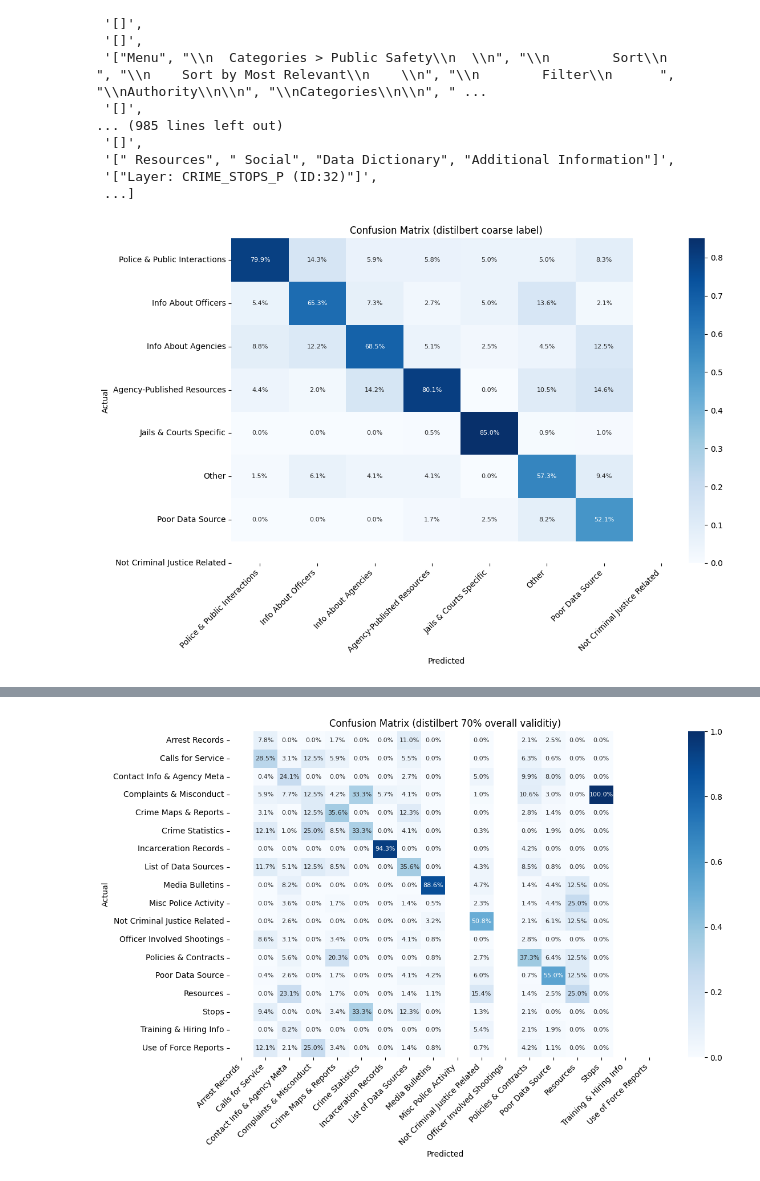
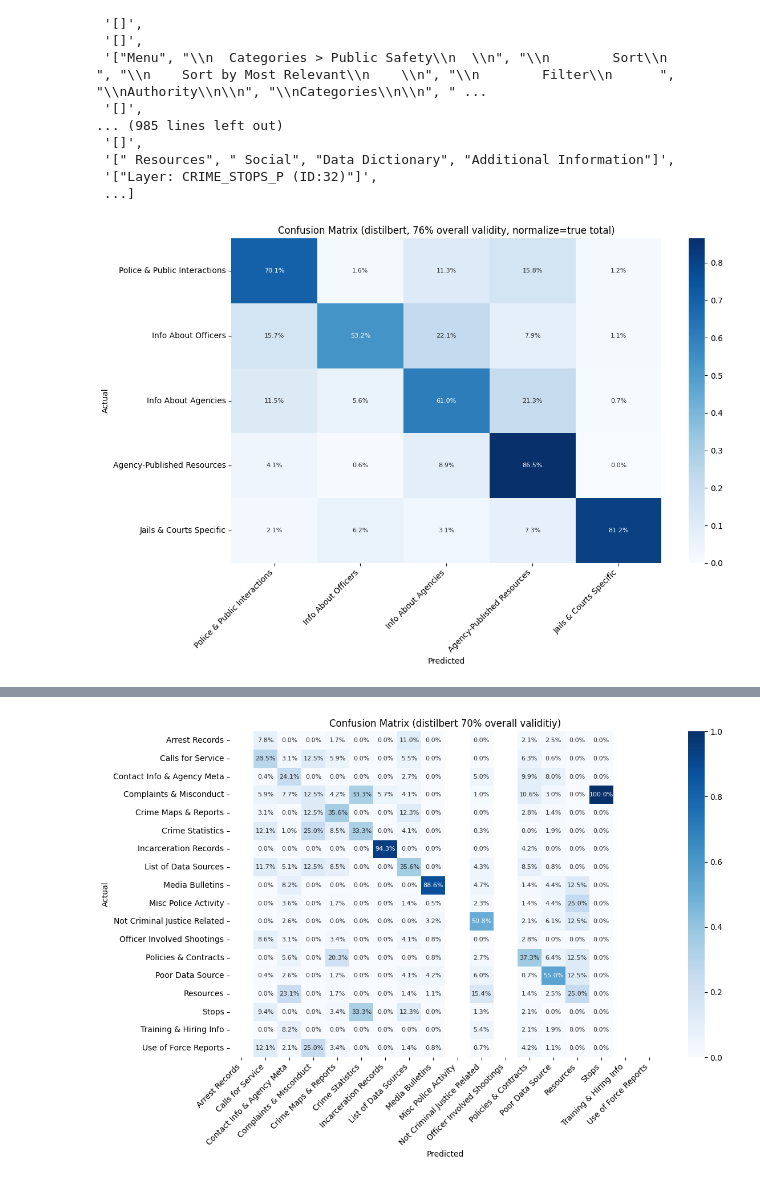
Before and after one commit to bonjarlow/data-source-identification, a Jupyter notebook: ml-testing/ml-url_html-testing.ipynb, the cells around one changed output, grey strips where cells are left out. Saved outputs shown, nothing was run; the diff lists cells and outputs as text; code cells hidden in the pictures.

```diff
--- a/ml-testing/ml-url_html-testing.ipynb
+++ b/ml-testing/ml-url_html-testing.ipynb
@@ -235,24 +206,26 @@ filtered_dataset["train"]["h2"]
 # %%
 import matplotlib.pyplot as plt
 from sklearn.metrics import confusion_matrix
 import seaborn as sns
 
 # Get the unique class labels
-classes = np.unique(eval_labels)
+#classes = np.unique(eval_labels)
+classes = [0,1,2,3,4]
 
 # Compute confusion matrix
-conf_mat = confusion_matrix(eval_labels, eval_predictions, labels=classes)
+conf_mat = confusion_matrix(eval_labels, eval_predictions, labels=classes, normalize='true')
 
 # Plot confusion matrix as percentages
 plt.figure(figsize=(12, 8))
-sns.heatmap(conf_mat/conf_mat.sum(axis=0), annot=True, fmt=".1%", cmap="Blues", xticklabels = labels.names, yticklabels = labels.names, annot_kws={"size": 8})
+sns.heatmap(conf_mat, annot=True, fmt=".1%", cmap="Blues", xticklabels = labels.names, yticklabels = labels.names, annot_kws={"size": 8})
 #sns.heatmap(conf_mat, annot=True, fmt="", cmap="Blues", xticklabels = labels.names, yticklabels = labels.names, annot_kws={"size": 8})
-plt.title('Confusion Matrix (distilbert coarse label)')
+plt.title('Confusion Matrix (distilbert, 76% overall validity, normalize=true total)')
 plt.xlabel('Predicted')
 plt.xticks(rotation=45, ha='right')
 plt.ylabel('Actual')
 plt.tight_layout()
 #plt.savefig("confusion-matrix-distilbert-1_1.png", dpi=500)
+plt.savefig("cm_73p_norm-true.png", dpi=500)
 plt.show()
 # %% [output]
-[figure, old version]
+[figure, new version]
```
Also changed, not shown: parts of 23 cells of this notebook.
